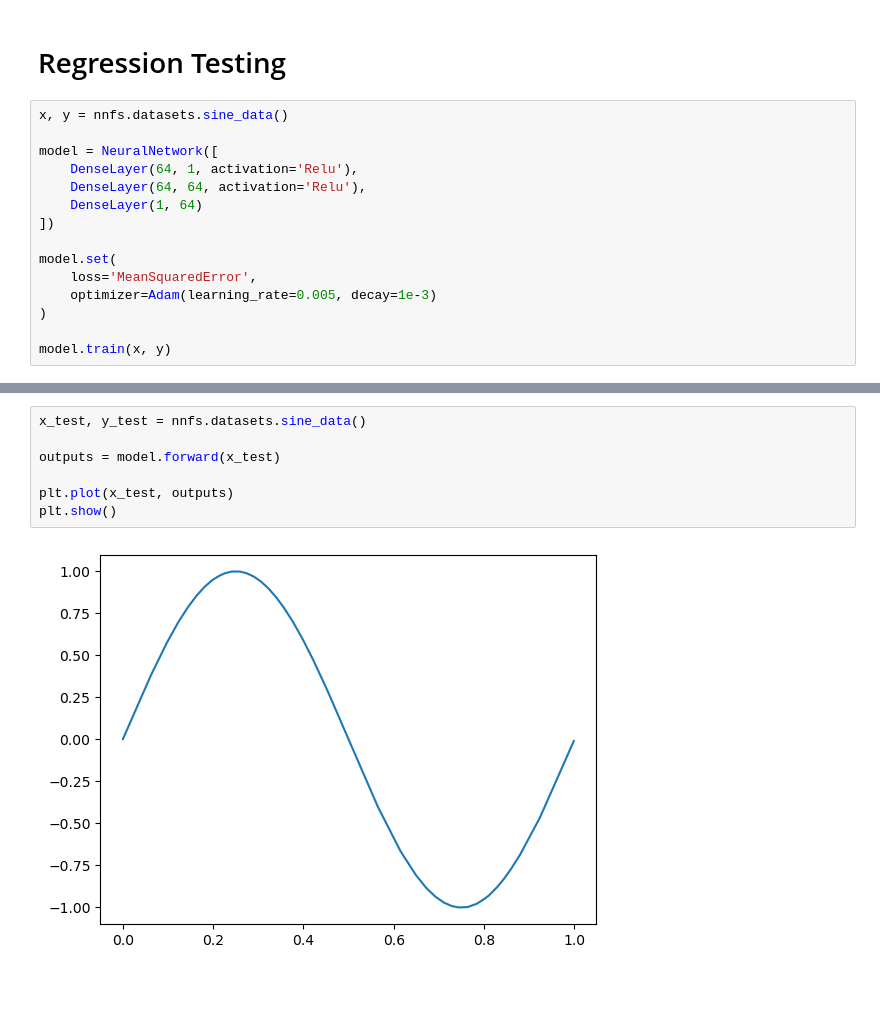
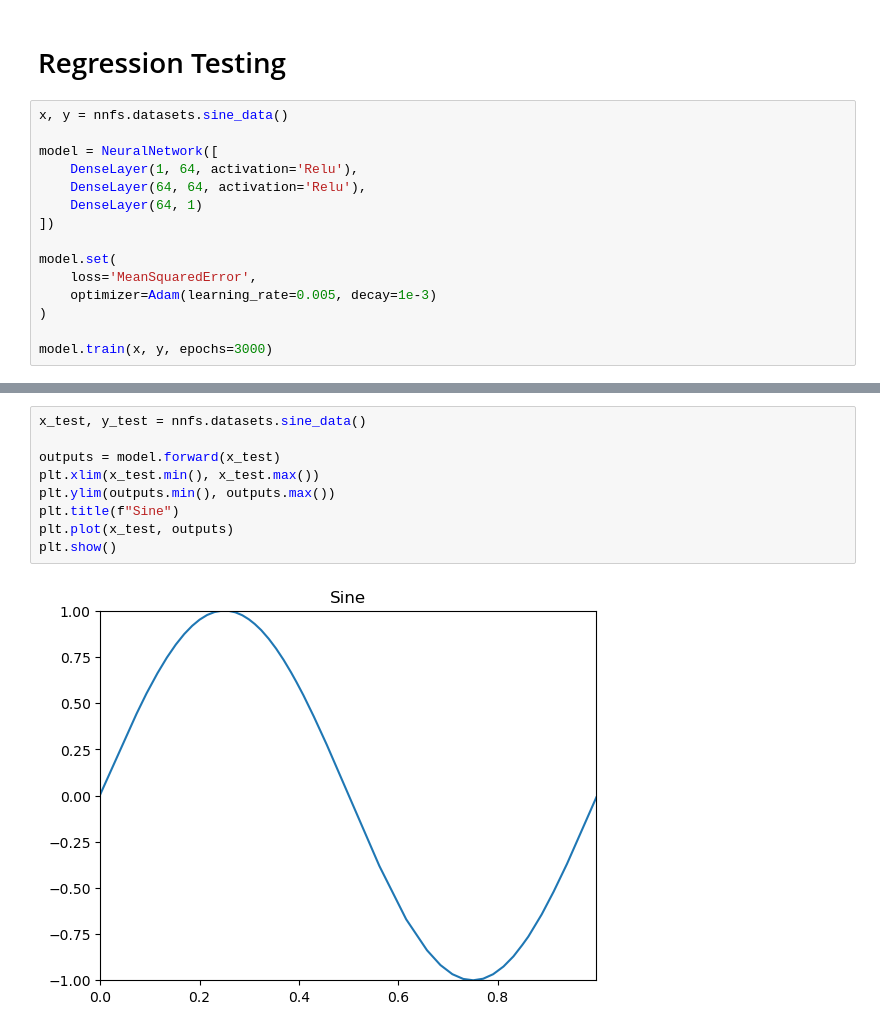
Before and after one commit to danilosiervi/neural_network, a Jupyter notebook: teste.ipynb, the cells around one changed output, grey strips where cells are left out. Cells and saved outputs as stored; diff of their text form; blank space fills up the shorter version.

```diff
--- a/teste.ipynb
+++ b/teste.ipynb
@@ -17,9 +17,9 @@ from model.optimizers.adam import Adam
 x, y = nnfs.datasets.sine_data()
 
 model = NeuralNetwork([
-    DenseLayer(64, 1, activation='Relu'),
+    DenseLayer(1, 64, activation='Relu'),
     DenseLayer(64, 64, activation='Relu'),
-    DenseLayer(1, 64)
+    DenseLayer(64, 1)
 ])
 
 model.set(
@@ -27,5 +27,5 @@ model.set(
     optimizer=Adam(learning_rate=0.005, decay=1e-3)
 )
 
-model.train(x, y)
+model.train(x, y, epochs=3000)
 # %% [output]
@@ -49,9 +49,11 @@ epoch: 10000, loss: 0.000, accuracy: 0.970, lr: 0.00045
-# %%
-x_test, y_test = nnfs.datasets.sine_data()
-
-outputs = model.forward(x_test)
-
-plt.plot(x_test, outputs)
-plt.show()
-# %% [output]
-[figure, removed]
+# %%
+x_test, y_test = nnfs.datasets.sine_data()
+
+outputs = model.forward(x_test)
+plt.xlim(x_test.min(), x_test.max())
+plt.ylim(outputs.min(), outputs.max())
+plt.title(f"Sine")
+plt.plot(x_test, outputs)
+plt.show()
+# %% [output]
+[figure, added]
```
Also changed, not shown: parts of 4 cells of this notebook, 5 other files.
